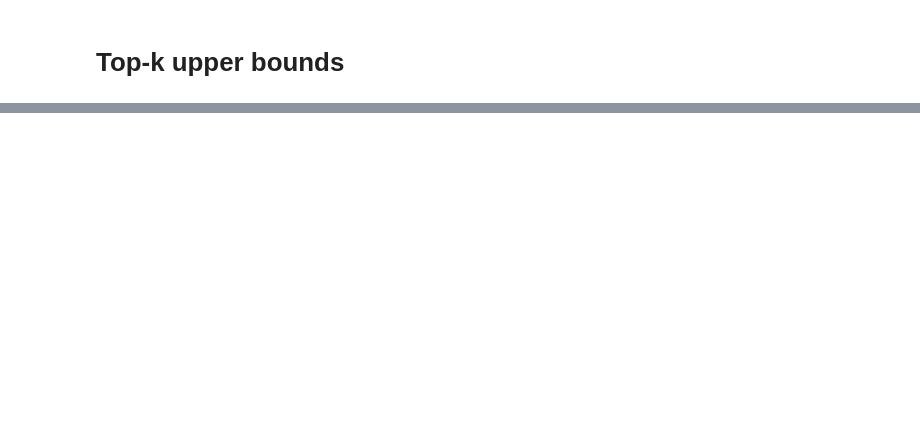
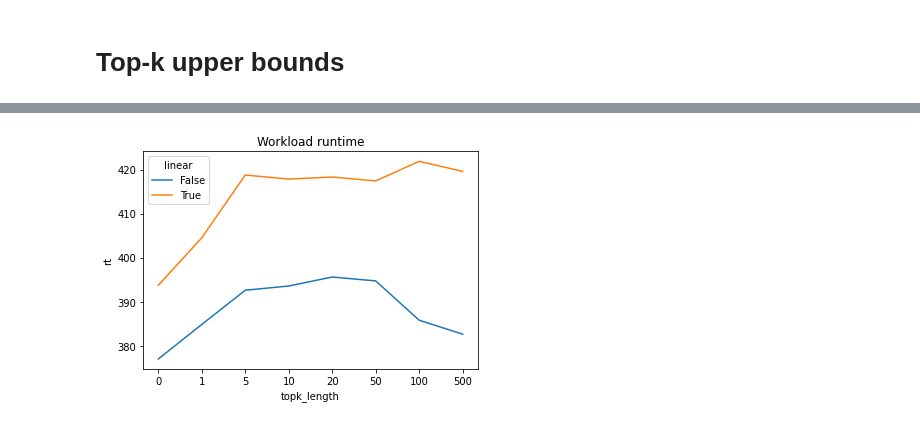
Before and after one commit to rbergm/PostBOUND, a Jupyter notebook: ues/UES_TopKBounds.ipynb, the cells around one changed output, grey strips where cells are left out. Cells and saved outputs as stored; diff of their text form; code cells hidden in the pictures; blank space fills up the shorter version.

```diff
--- a/ues/UES_TopKBounds.ipynb
+++ b/ues/UES_TopKBounds.ipynb
@@ -108,0 +113,7 @@ sns.boxplot(data=df[df["topk_length"] < 100], x="topk_length", y="bound_improvem
+# %%
+total_topk_runtime = results.groupby(["linear", "topk_length"]).rt.sum().to_frame().reset_index()
+total_topk_runtime.topk_length = total_topk_runtime.topk_length.astype(str)
+g = sns.lineplot(data=total_topk_runtime, x="topk_length", y="rt", hue="linear")
+__ = g.set(title="Workload runtime")
+# %% [output]
+[figure, added]
```
Also changed, not shown: parts of 13 cells of this notebook.
